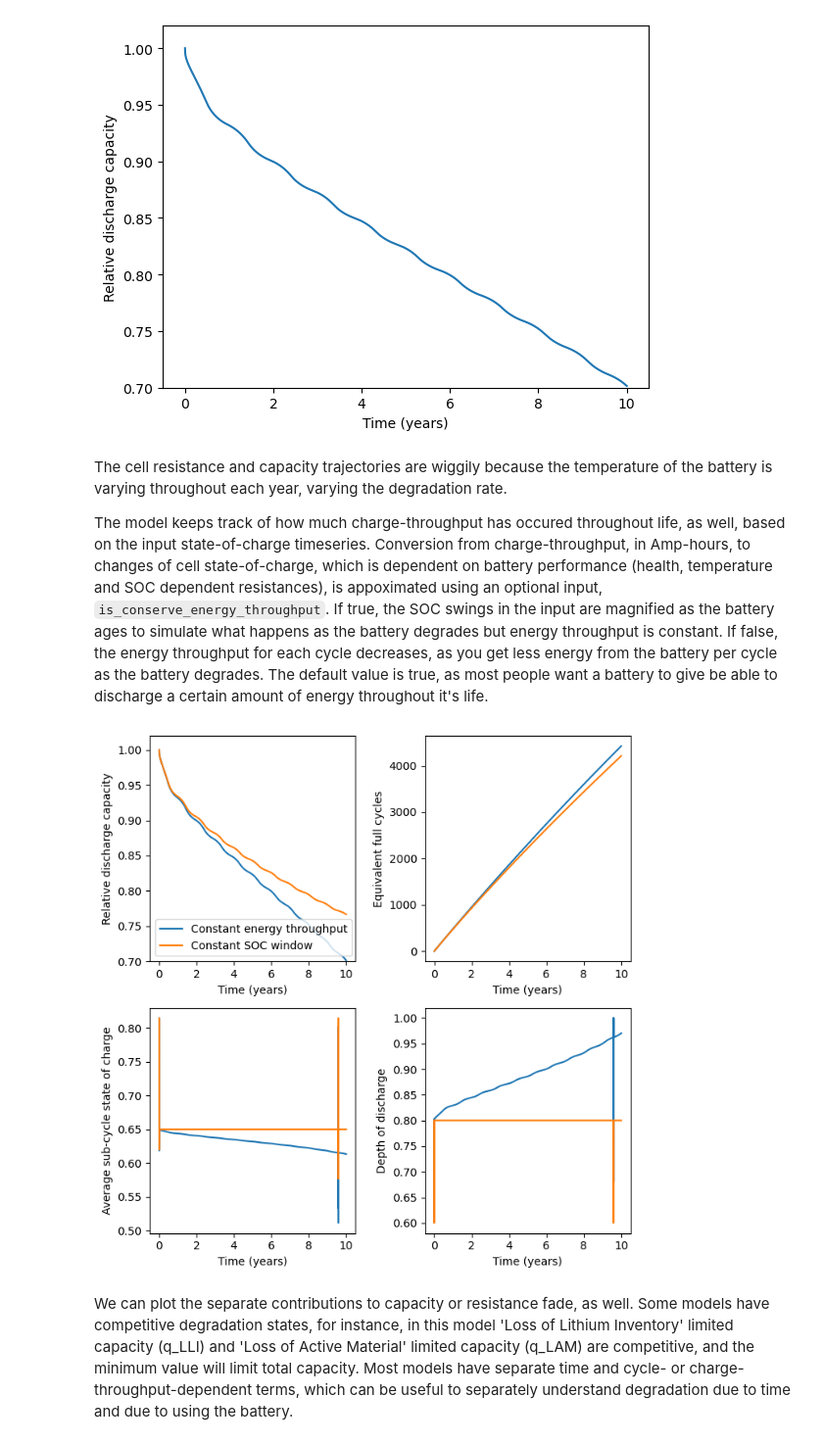
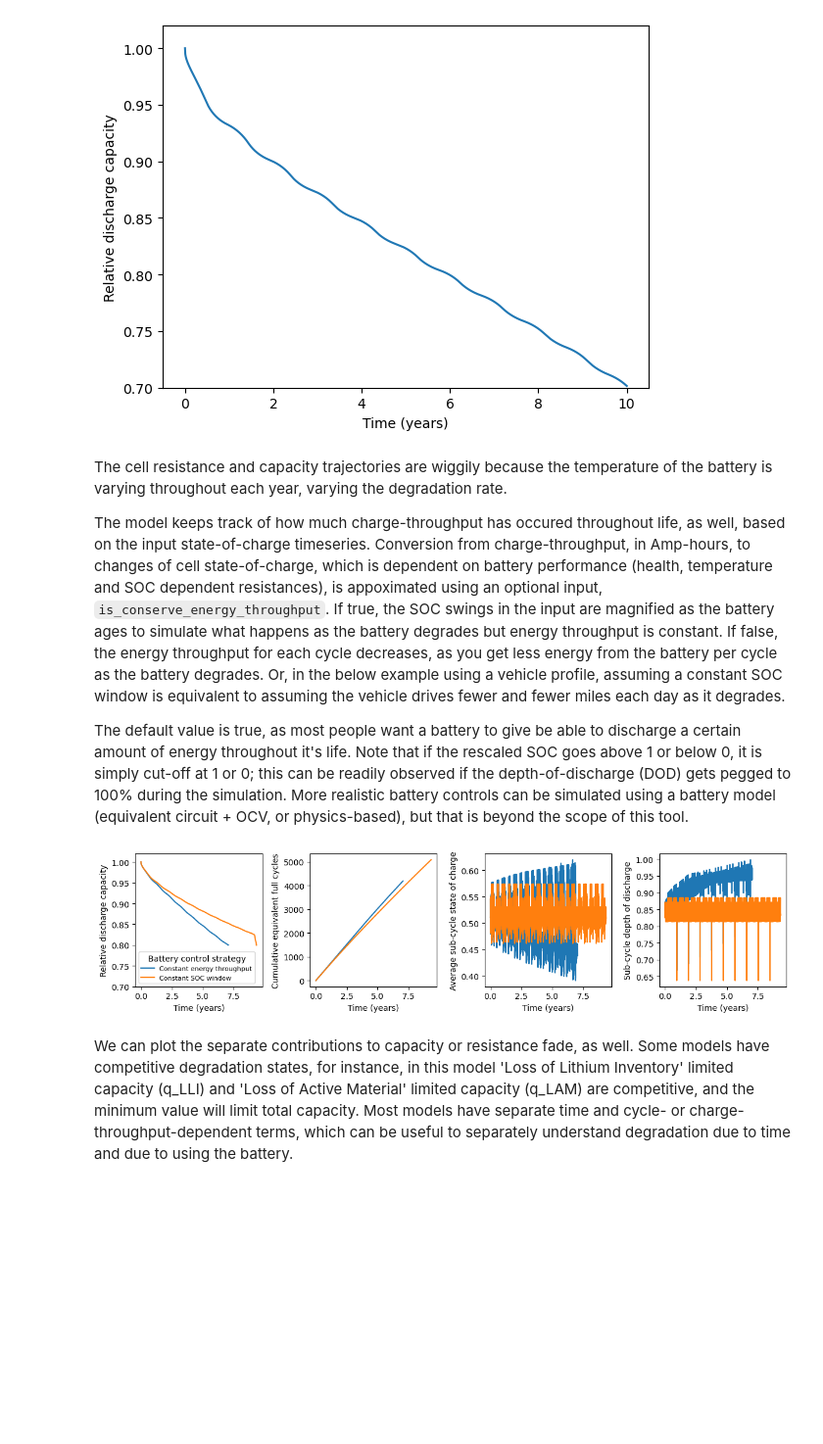
Before and after one commit to NREL/BLAST-Lite, a Jupyter notebook: examples/example.ipynb, the cells around one changed output. Shown at 98% size. Drawn from its saved outputs; the diff is of its cells as text; code cells hidden in the pictures; blank space fills up the shorter version.

Commit message:
updating example

```diff
--- a/examples/example.ipynb
+++ b/examples/example.ipynb
@@ -108,42 +108,46 @@ plt.show()
 # %% [markdown]
 The cell resistance and capacity trajectories are wiggily because the temperature of the battery is varying throughout each year, varying the degradation rate.
 
-The model keeps track of how much charge-throughput has occured throughout life, as well, based on the input state-of-charge timeseries. Conversion from charge-throughput, in Amp-hours, to changes of cell state-of-charge, which is dependent on battery performance (health, temperature and SOC dependent resistances), is appoximated using an optional input, `is_conserve_energy_throughput`. If true, the SOC swings in the input are magnified as the battery ages to simulate what happens as the battery degrades but energy throughput is constant. If false, the energy throughput for each cycle decreases, as you get less energy from the battery per cycle as the battery degrades. The default value is true, as most people want a battery to give be able to discharge a certain amount of energy throughout it's life.
+The model keeps track of how much charge-throughput has occured throughout life, as well, based on the input state-of-charge timeseries. Conversion from charge-throughput, in Amp-hours, to changes of cell state-of-charge, which is dependent on battery performance (health, temperature and SOC dependent resistances), is appoximated using an optional input, `is_conserve_energy_throughput`. If true, the SOC swings in the input are magnified as the battery ages to simulate what happens as the battery degrades but energy throughput is constant. If false, the energy throughput for each cycle decreases, as you get less energy from the battery per cycle as the battery degrades. Or, in the below example using a vehicle profile, assuming a constant SOC window is equivalent to assuming the vehicle drives fewer and fewer miles each day as it degrades.
+
+The default value is true, as most people want a battery to give be able to discharge a certain amount of energy throughout it's life. Note that if the rescaled SOC goes above 1 or below 0, it is simply cut-off at 1 or 0; this can be readily observed if the depth-of-discharge (DOD) gets pegged to 100% during the simulation. More realistic battery controls can be simulated using a battery model (equivalent circuit + OCV, or physics-based), but that is beyond the scope of this tool.
 # %%
+simulation_inputs = generate_sample_data(kind='ev_commercial')
+
 cell_constant_energy = Nmc111_Gr_Kokam75Ah_Battery()
-cell_constant_energy.simulate_battery_life(simulation_inputs, is_conserve_energy_throughput=True)
+cell_constant_energy.simulate_battery_life(simulation_inputs, capacity_threshold=0.8, is_conserve_energy_throughput=True)
 
 cell_constant_SOC = Nmc111_Gr_Kokam75Ah_Battery()
-cell_constant_SOC.simulate_battery_life(simulation_inputs, is_conserve_energy_throughput=False)
+cell_constant_SOC.simulate_battery_life(simulation_inputs, capacity_threshold=0.8, is_conserve_energy_throughput=False)
 
-fig, ax = plt.subplots(2, 2, figsize=(7,7))
+fig, ax = plt.subplots(1, 4, figsize=(12,3))
 ax = ax.ravel()
 
 ax[0].plot(cell_constant_energy.stressors['t_days']/365, cell_constant_energy.outputs['q'], label='Constant energy throughput')
 ax[0].plot(cell_constant_SOC.stressors['t_days']/365, cell_constant_SOC.outputs['q'], label='Constant SOC window')
 ax[0].set_xlabel('Time (years)')
 ax[0].set_ylabel('Relative discharge capacity')
 ax[0].set_ylim((0.7, 1.02))
-ax[0].legend(loc='lower left')
+ax[0].legend(loc='lower left', fontsize=8, title="Battery control strategy")
 
 ax[1].plot(cell_constant_energy.stressors['t_days']/365, cell_constant_energy.stressors['efc'])
 ax[1].plot(cell_constant_SOC.stressors['t_days']/365, cell_constant_SOC.stressors['efc'])
 ax[1].set_xlabel('Time (years)')
-ax[1].set_ylabel('Equivalent full cycles')
+ax[1].set_ylabel('Cumulative equivalent full cycles')
 
 ax[2].plot(cell_constant_energy.stressors['t_days']/365, cell_constant_energy.stressors['soc'])
 ax[2].plot(cell_constant_SOC.stressors['t_days']/365, cell_constant_SOC.stressors['soc'])
 ax[2].set_xlabel('Time (years)')
 ax[2].set_ylabel('Average sub-cycle state of charge')
 
 ax[3].plot(cell_constant_energy.stressors['t_days']/365, cell_constant_energy.stressors['dod'])
 ax[3].plot(cell_constant_SOC.stressors['t_days']/365, cell_constant_SOC.stressors['dod'])
 ax[3].set_xlabel('Time (years)')
-ax[3].set_ylabel('Depth of discharge')
+ax[3].set_ylabel('Sub-cycle depth of discharge')
 
 plt.tight_layout()
 # %% [output]
-[figure, old version]
+[figure, new version]
 # %% [markdown]
 We can plot the separate contributions to capacity or resistance fade, as well. Some models have competitive degradation states, for instance, in this model 'Loss of Lithium Inventory' limited capacity (q_LLI) and 'Loss of Active Material' limited capacity (q_LAM) are competitive, and the minimum value will limit total capacity. Most models have separate time and cycle- or charge-throughput-dependent terms, which can be useful to separately understand degradation due to time and due to using the battery.
 # %%
```
Also changed, not shown: parts of 2 cells of this notebook, 1 other file.
